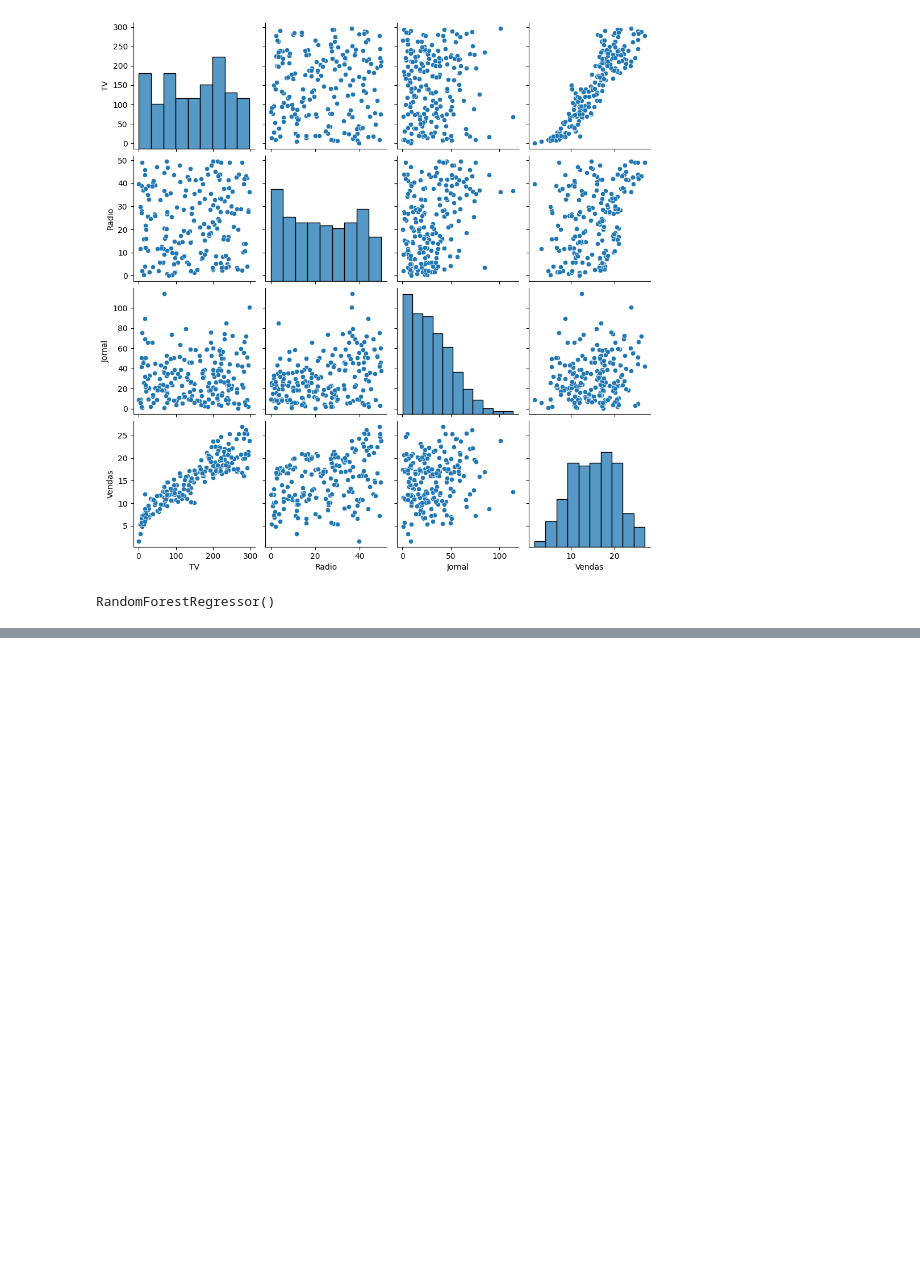
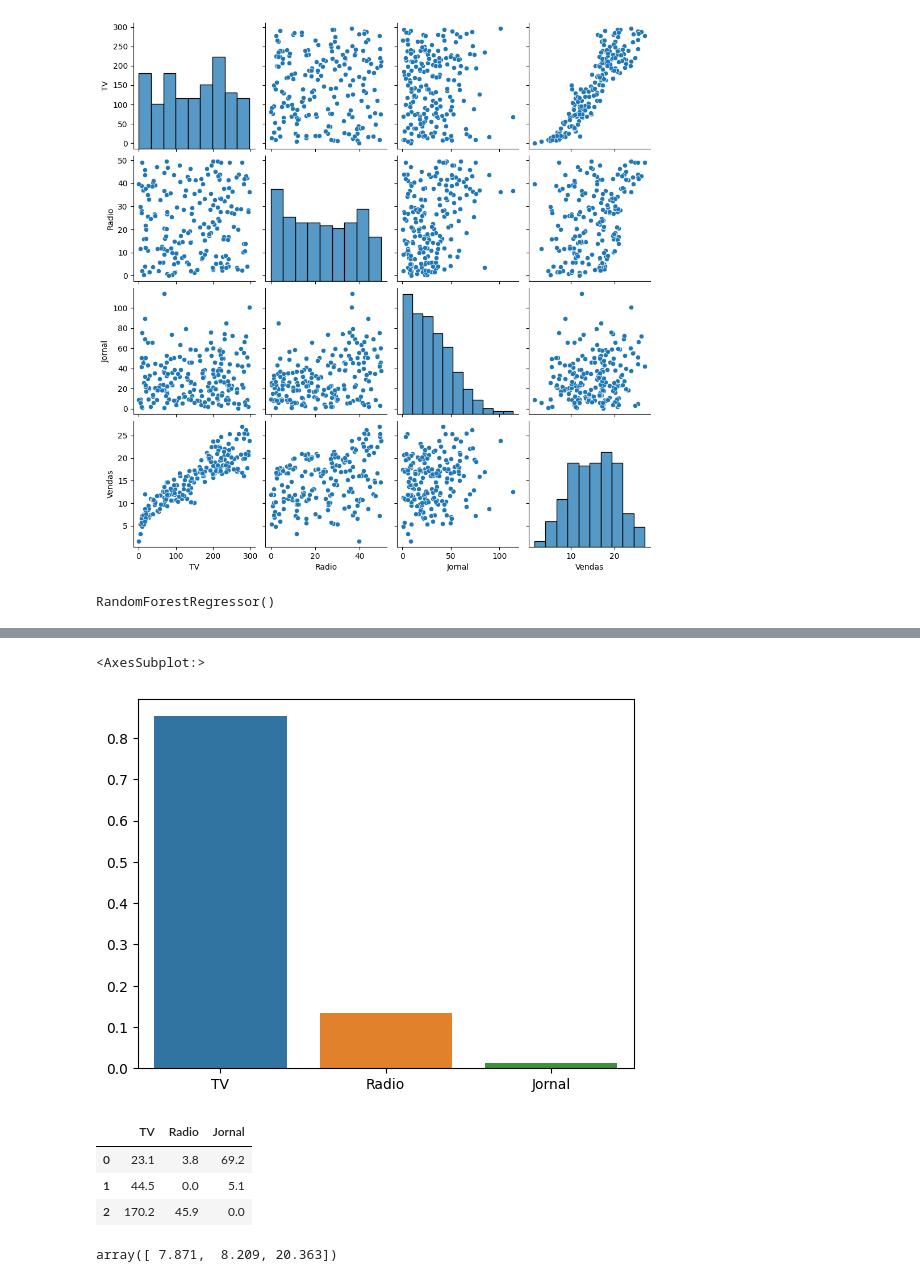
Before and after one commit to Marlon-Santiago/Provis-o_de_Vendas, a Jupyter notebook: Previsao_Vendas.ipynb, the cells around one changed output, grey strips where cells are left out. Cells and saved outputs as stored; diff of their text form; code cells hidden in the pictures; blank space fills up the shorter version.

```diff
--- a/Previsao_Vendas.ipynb
+++ b/Previsao_Vendas.ipynb
@@ -50,0 +62,18 @@ print(f' A regreção linear é de {metrics.r2_score(y_teste, previsao_regreçao
+# %%
+sns.barplot(x = x_treino.columns, y = modelo_randonforest.feature_importances_ )
+# %% [output]
+<AxesSubplot:>
+[figure, added]
+# %%
+dados_previsao = pd.read_csv('novos.csv')
+dados_previsao.head(5)
+# %% [output]
+|  | TV | Radio | Jornal |
+| 0 | 23.1 | 3.8 | 69.2 |
+| 1 | 44.5 | 0.0 | 5.1 |
+| 2 | 170.2 | 45.9 | 0.0 |
+# %%
+previsao = modelo_randonforest.predict(dados_previsao)
+previsao
+# %% [output]
+array([ 7.871,  8.209, 20.363])
```
Also changed, not shown: parts of 3 cells of this notebook, 1 other file.
